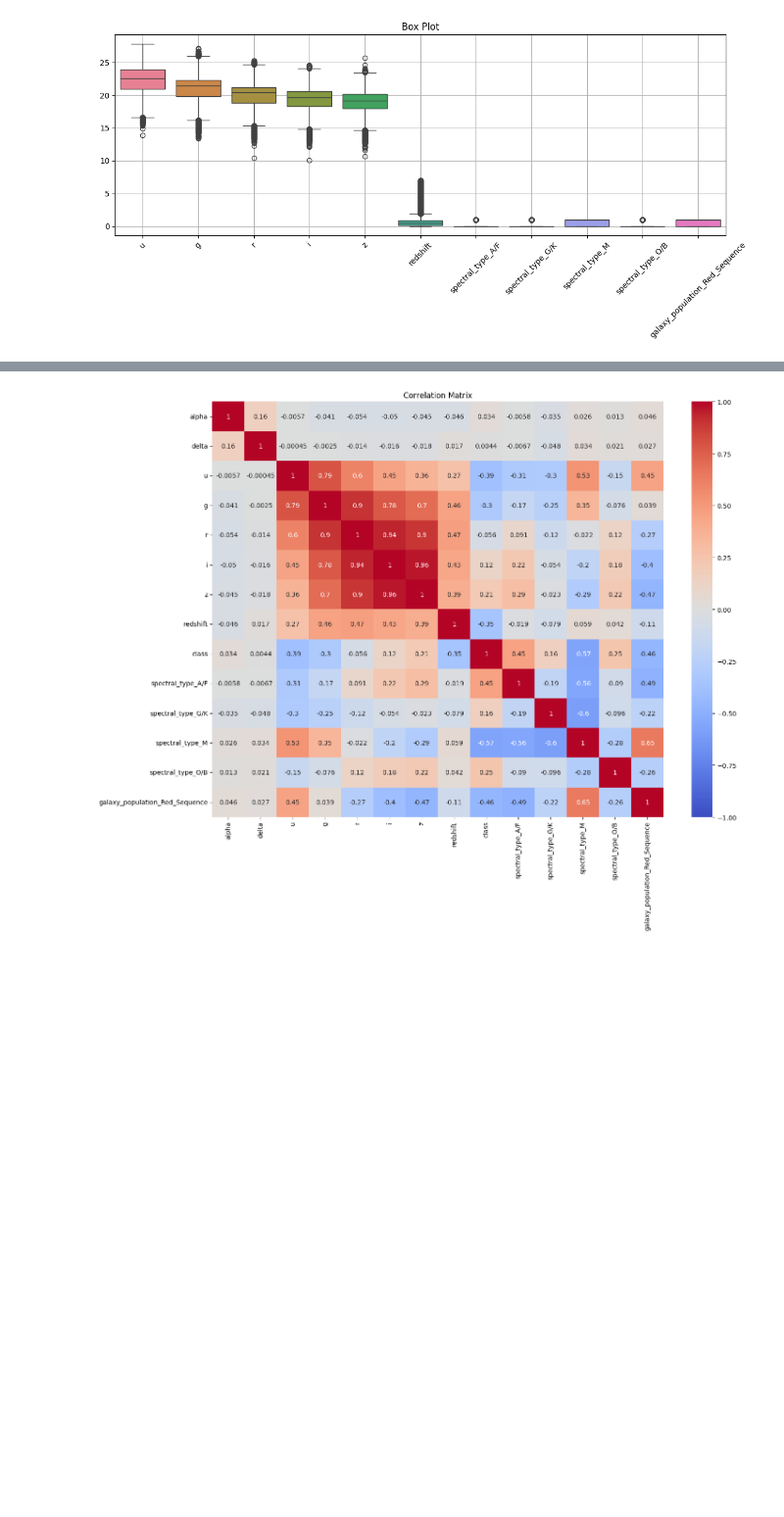
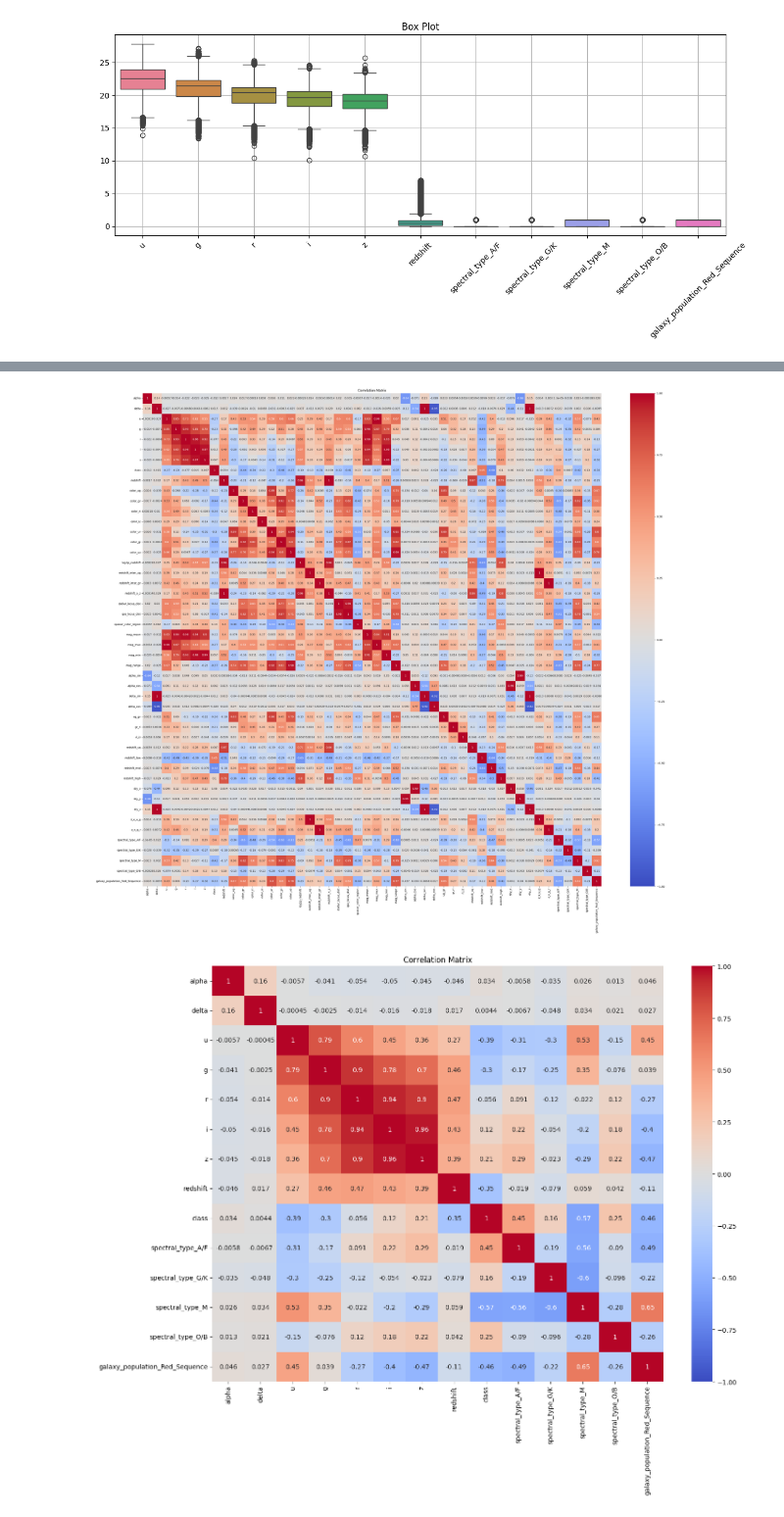
Before and after one commit to abdubakr77/predicting-stellar-class, a Jupyter notebook: notebooks/02_preprocessing.ipynb, the cells around one changed output, grey strips where cells are left out. Shown at 98% size. Cells and saved outputs as stored; diff of their text form; code cells hidden in the pictures; blank space fills up the shorter version.

```diff
--- a/notebooks/02_preprocessing.ipynb
+++ b/notebooks/02_preprocessing.ipynb
@@ -130,7 +130,7 @@ orig_df_FE = build_features(orig_df)
 orig_df_FE = add_spectral_type_formula(orig_df_FE)
 orig_df_FE = add_galaxy_population_formula(orig_df_FE)
 orig_df_FE = pd.concat([orig_df_FE,pd.get_dummies(orig_df_FE[['spectral_type','galaxy_population']],dtype=int)],axis=1)
-orig_df_FE.drop(['spectral_type','galaxy_population'],inplace=True,axis=1)
+orig_df_FE.drop(['spectral_type','galaxy_population','galaxy_population_Blue_Cloud'],inplace=True,axis=1)
 orig_df_FE.head()
 # %% [output]
 |  | alpha | delta | u | g | r | i | z | class | redshift | color_ug | ... | ... |
@@ -143,3 +147,7 @@ orig_df_FE.head()
+# %%
+show_corr(orig_df_FE,h=33,w=29)
+# %% [output]
+[figure, added]
 # %%
 # Before FE
 show_corr(train_df)
```
Also changed, not shown: parts of 2 cells of this notebook.
